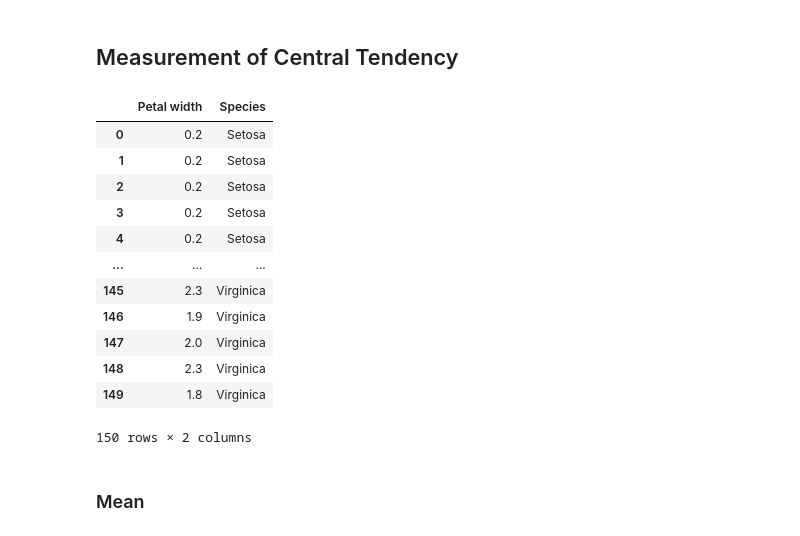
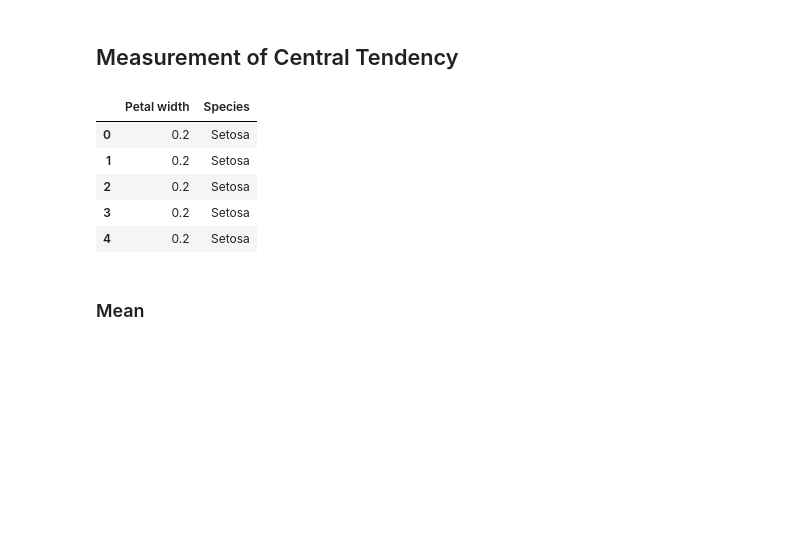
Before and after one commit to syedirfanx/data-comprehension, a Jupyter notebook: data-comprehension-using-python.ipynb, the cells around one changed output. Saved outputs shown, nothing was run; the diff lists cells and outputs as text; code cells hidden in the pictures; blank space fills up the shorter version.

Commit message:
Update data comprehension using python

```diff
--- a/data-comprehension-using-python.ipynb
+++ b/data-comprehension-using-python.ipynb
@@ -29,21 +36,14 @@ Name: Species, dtype: object
 # %% [markdown]
 ## Measurement of Central Tendency
 # %%
-data[['Petal width', 'Species']]
+data[['Petal width', 'Species']].head()
 # %% [output]
 |  | Petal width | Species |
 | 0 | 0.2 | Setosa |
 | 1 | 0.2 | Setosa |
 | 2 | 0.2 | Setosa |
 | 3 | 0.2 | Setosa |
 | 4 | 0.2 | Setosa |
-| ... | ... | ... |
-| 145 | 2.3 | Virginica |
-| 146 | 1.9 | Virginica |
-| 147 | 2.0 | Virginica |
-| 148 | 2.3 | Virginica |
-| 149 | 1.8 | Virginica |
-150 rows × 2 columns
 # %% [markdown]
 ### Mean
 # %%
```
Also changed, not shown: parts of 8 cells of this notebook.
